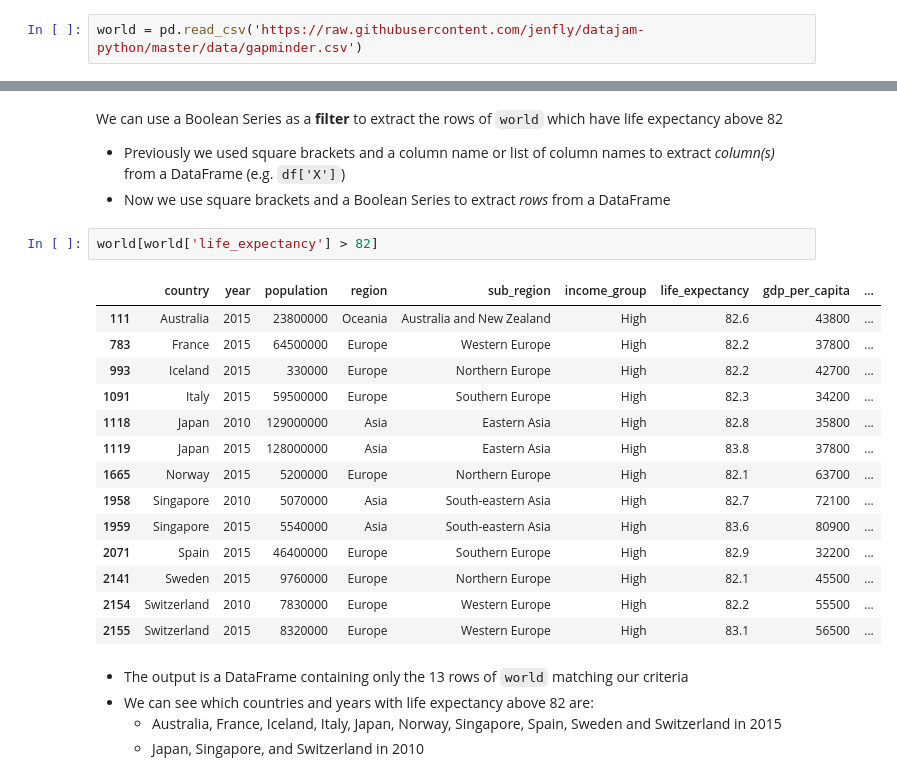
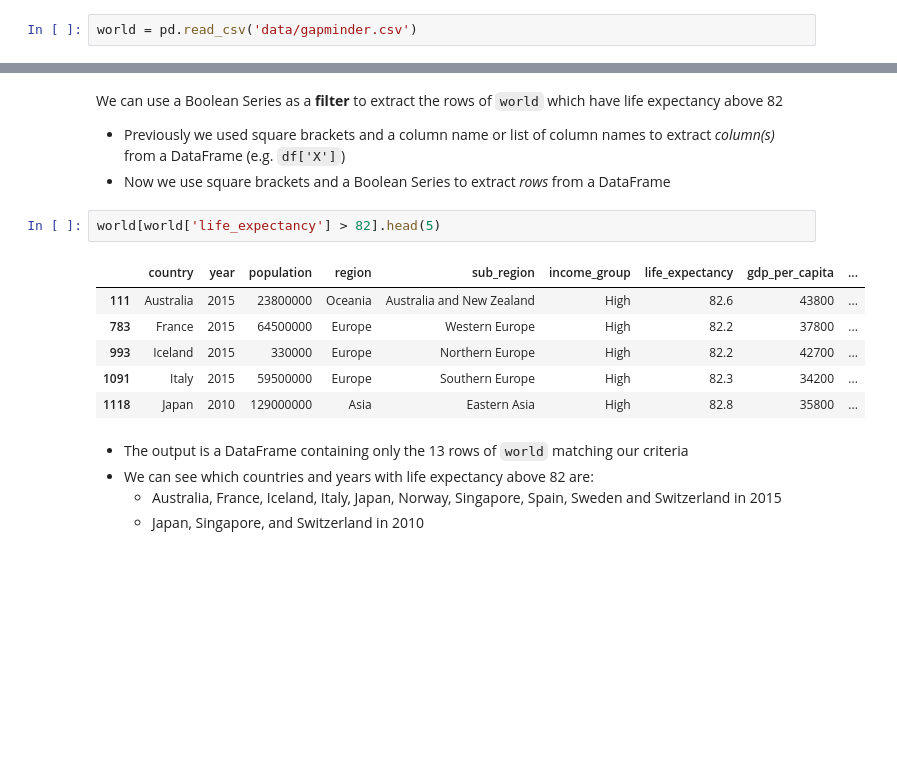
Before and after one commit to sedv8808/synaptive_lighthouse_workshop, a Jupyter notebook: W1D1/W1D1_Anaconda_and_Pandas.ipynb, the cells around one changed output, grey strips where cells are left out. Saved outputs shown, nothing was run; the diff lists cells and outputs as text; blank space fills up the shorter version.

```diff
--- a/W1D1/W1D1_Anaconda_and_Pandas.ipynb
+++ b/W1D1/W1D1_Anaconda_and_Pandas.ipynb
@@ -166,7 +149,7 @@ We'll use the function `read_csv()` to load the data into our notebook
 - The `read_csv()` function can read data from a locally saved file or from a URL
 - We'll store the data as a variable `world`
 # %%
-world = pd.read_csv('https://raw.githubusercontent.com/jenfly/datajam-python/master/data/gapminder.csv')
+world = pd.read_csv('data/gapminder.csv')
 # %%
 world
 # %% [output]
@@ -562,22 +595,14 @@ We can use a Boolean Series as a **filter** to extract the rows of `world` which
 - Previously we used square brackets and a column name or list of column names to extract *column(s)* from a DataFrame (e.g. `df['X']`)
 - Now we use square brackets and a Boolean Series to extract *rows* from a DataFrame
 # %%
-world[world['life_expectancy'] > 82]
+world[world['life_expectancy'] > 82].head(5)
 # %% [output]
 |  | country | year | population | region | sub_region | income_group | life_expectancy | gdp_per_capita | ... |
 | 111 | Australia | 2015 | 23800000 | Oceania | Australia and New Zealand | High | 82.6 | 43800 | ... |
 | 783 | France | 2015 | 64500000 | Europe | Western Europe | High | 82.2 | 37800 | ... |
 | 993 | Iceland | 2015 | 330000 | Europe | Northern Europe | High | 82.2 | 42700 | ... |
 | 1091 | Italy | 2015 | 59500000 | Europe | Southern Europe | High | 82.3 | 34200 | ... |
 | 1118 | Japan | 2010 | 129000000 | Asia | Eastern Asia | High | 82.8 | 35800 | ... |
-| 1119 | Japan | 2015 | 128000000 | Asia | Eastern Asia | High | 83.8 | 37800 | ... |
-| 1665 | Norway | 2015 | 5200000 | Europe | Northern Europe | High | 82.1 | 63700 | ... |
-| 1958 | Singapore | 2010 | 5070000 | Asia | South-eastern Asia | High | 82.7 | 72100 | ... |
-| 1959 | Singapore | 2015 | 5540000 | Asia | South-eastern Asia | High | 83.6 | 80900 | ... |
-| 2071 | Spain | 2015 | 46400000 | Europe | Southern Europe | High | 82.9 | 32200 | ... |
-| 2141 | Sweden | 2015 | 9760000 | Europe | Northern Europe | High | 82.1 | 45500 | ... |
-| 2154 | Switzerland | 2010 | 7830000 | Europe | Western Europe | High | 82.2 | 55500 | ... |
-| 2155 | Switzerland | 2015 | 8320000 | Europe | Western Europe | High | 83.1 | 56500 | ... |
 # %% [markdown]
 - The output is a DataFrame containing only the 13 rows of `world` matching our criteria
 - We can see which countries and years with life expectancy above 82 are:
```
Also changed, not shown: parts of 48 cells of this notebook.
